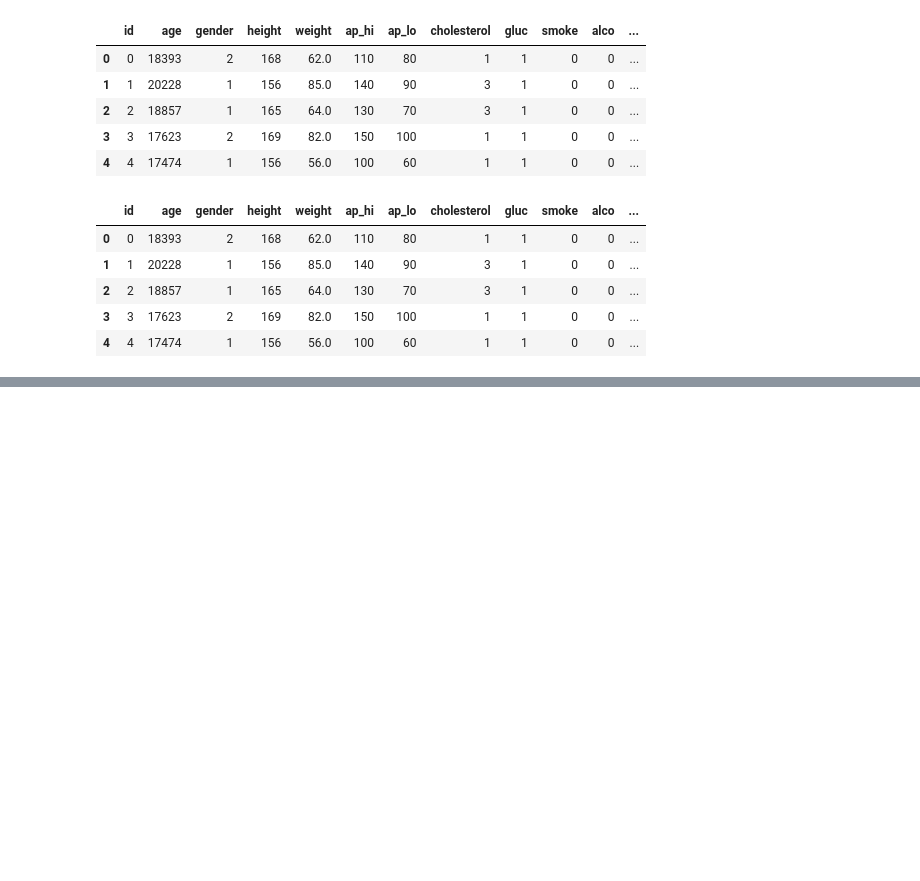
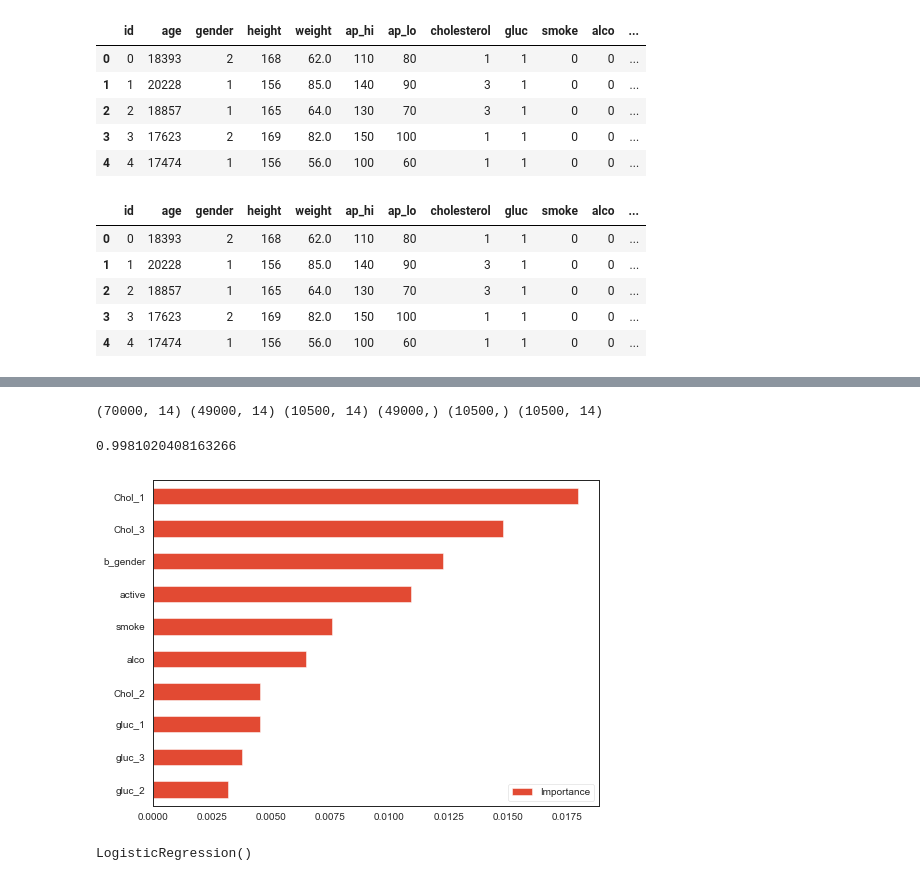
Before and after one commit to pasaunier/FDD_Projet_H, a Jupyter notebook: classification_saunier.ipynb, the cells around one changed output, grey strips where cells are left out. Cells and saved outputs as stored; diff of their text form; code cells hidden in the pictures; blank space fills up the shorter version.

```diff
--- a/classification_saunier.ipynb
+++ b/classification_saunier.ipynb
@@ -159,0 +202,10 @@ csv.head()
+# %%
+# assemblage d'une dataframe avec toute les variables pour le training :
+
+# suppression des col inutiles sur la df du csv :
+csv_pruned = csv.drop(['id', 'gender','cholesterol', 'gluc',
+                       'height', 'weight', 'age', 'cardio'], axis=1)
+
+
+full_df = pd.concat( [ csv_pruned , chol_dummy , gluc_dummy] , axis=1 )
+full_df.head()
@@ -159,0 +219,39 @@ csv.head()
+# %%
+########### CROSS VALIDATION WLL REPLACE THIS ###############
+# split du dataset en deux groupes : train et validation :
+train_X , valid_X , train_y , valid_y = train_test_split( full_df , csv.cardio ,
+                                                         train_size = .7 )
+
+#voir si il faut du test en plus ici
+test_X = valid_X.sample(frac = 0.5)
+test_Y = valid_y[test_X.index]
+valid_X.drop(test_X.index, inplace=True)
+valid_y.drop(test_X.index, inplace=True) #this is ok
+
+print (full_df.shape , train_X.shape , valid_X.shape ,
+       train_y.shape , valid_y.shape , test_X.shape)
+
+# affichage des longueurs de chaque df :
+# print(f"{train_df.shape=}  {val_df.shape=}")
+# %% [output]
+(70000, 14) (49000, 14) (10500, 14) (49000,) (10500,) (10500, 14)
+# %%
+def plot_variable_importance( X , y ):
+    classif = RandomForestClassifier( random_state = 99 )
+    classif.fit( X , y )
+    plot_model_var_imp( classif , X , y )
+
+def plot_model_var_imp( model , X , y ):
+    imp = pd.DataFrame(
+        model.feature_importances_  ,
+        columns = [ 'Importance' ] ,
+        index = X.columns
+    )
+    imp = imp.sort_values( [ 'Importance' ] , ascending = True )
+    imp[ : 10 ].plot( kind = 'barh' )
+    print (model.score( X , y ))
+
+plot_variable_importance(train_X, train_y)
+# %% [output]
+0.9981020408163266
+[figure, added]
@@ -159,0 +266,9 @@ csv.head()
+# %%
+rand_for.fit( train_X , train_y )
+sup_vec_mach.fit( train_X , train_y )
+grad_boost.fit( train_X , train_y )
+k_nearest.fit( train_X , train_y )
+gau_naive.fit( train_X , train_y )
+logi_reg.fit( train_X , train_y )
+# %% [output]
+LogisticRegression()
```
Also changed, not shown: parts of 16 cells of this notebook, 5 other files.
